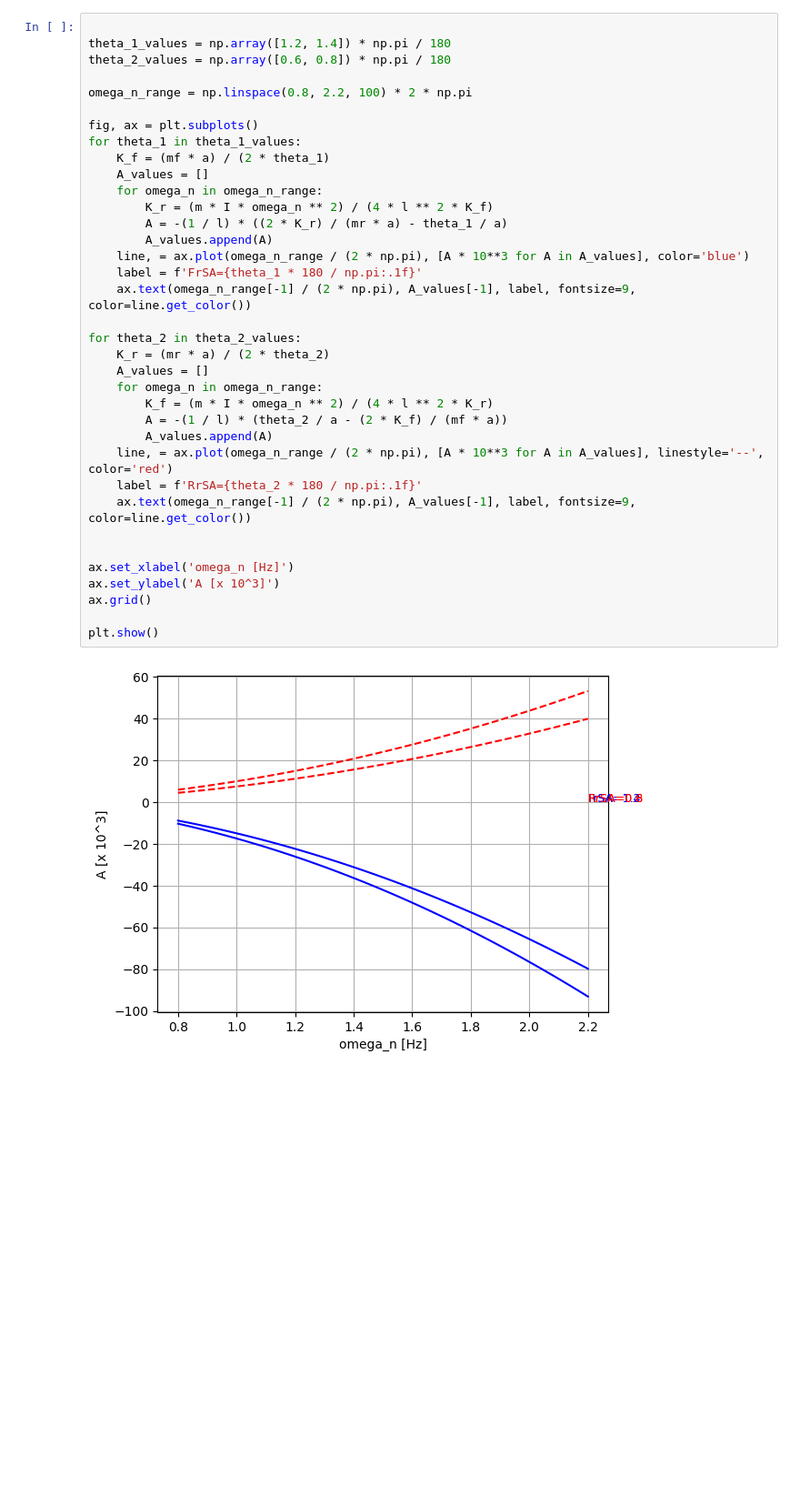
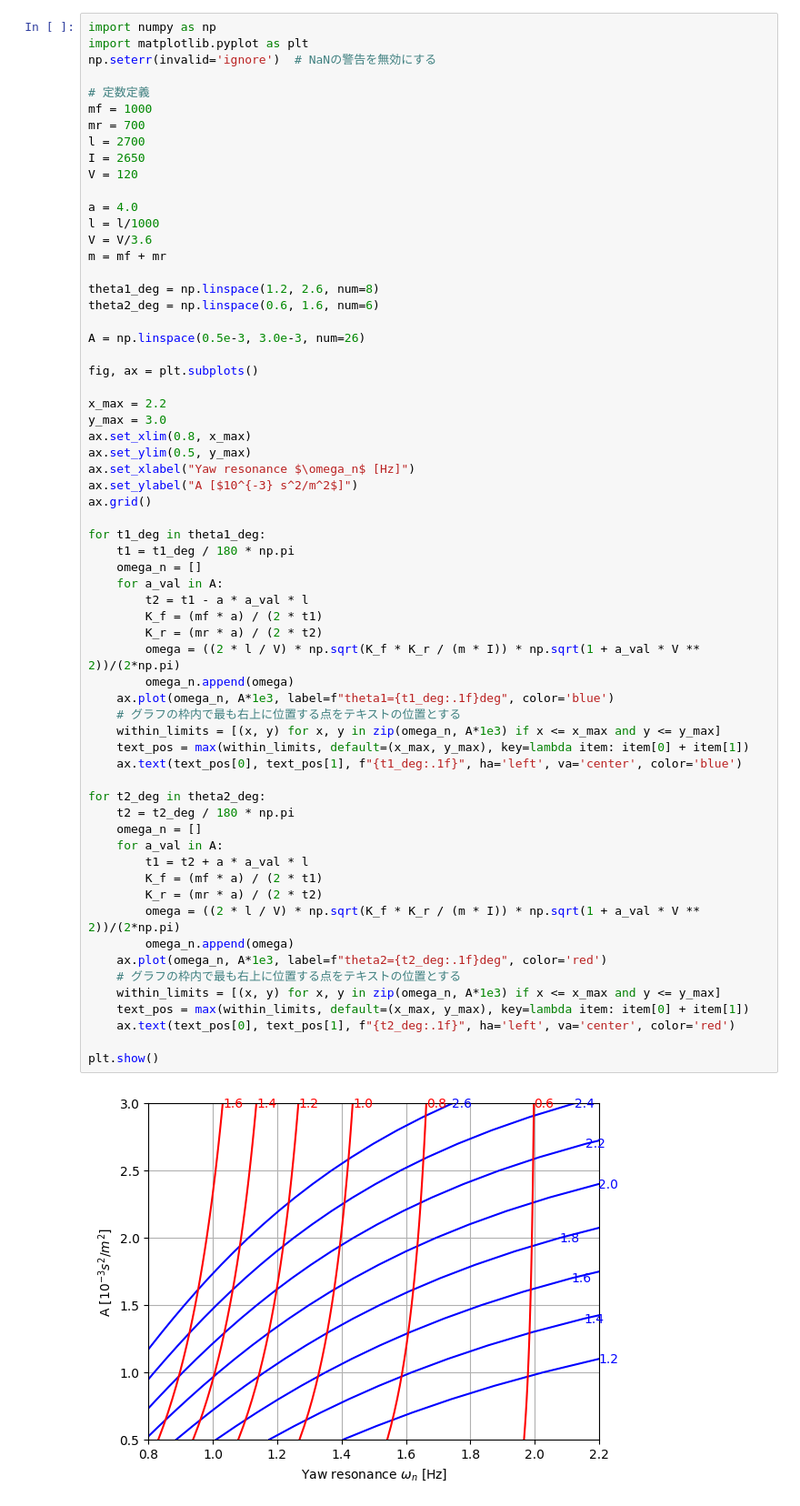
Before and after one commit to moko-middo/temp, a Jupyter notebook: yaw.ipynb, the cells around one changed output. Shown at 91% size. Saved outputs shown, nothing was run; the diff lists cells and outputs as text; blank space fills up the shorter version.

```diff
--- a/yaw.ipynb
+++ b/yaw.ipynb
@@ -105,38 +156,65 @@ plt.show()
 # %%
+import numpy as np
+import matplotlib.pyplot as plt
+np.seterr(invalid='ignore')  # NaNの警告を無効にする
 
-theta_1_values = np.array([1.2, 1.4]) * np.pi / 180
-theta_2_values = np.array([0.6, 0.8]) * np.pi / 180
+# 定数定義
+mf = 1000
+mr = 700
+l = 2700
+I = 2650
+V = 120
 
-omega_n_range = np.linspace(0.8, 2.2, 100) * 2 * np.pi
+a = 4.0
+l = l/1000
+V = V/3.6
+m = mf + mr
+
+theta1_deg = np.linspace(1.2, 2.6, num=8)
+theta2_deg = np.linspace(0.6, 1.6, num=6)
+
+A = np.linspace(0.5e-3, 3.0e-3, num=26)
 
 fig, ax = plt.subplots()
-for theta_1 in theta_1_values:
-    K_f = (mf * a) / (2 * theta_1)
-    A_values = []
-    for omega_n in omega_n_range:
-        K_r = (m * I * omega_n ** 2) / (4 * l ** 2 * K_f)
-        A = -(1 / l) * ((2 * K_r) / (mr * a) - theta_1 / a)
-        A_values.append(A)
-    line, = ax.plot(omega_n_range / (2 * np.pi), [A * 10**3 for A in A_values], color='blue')
-    label = f'FrSA={theta_1 * 180 / np.pi:.1f}'
-    ax.text(omega_n_range[-1] / (2 * np.pi), A_values[-1], label, fontsize=9, color=line.get_color())
 
-for theta_2 in theta_2_values:
-    K_r = (mr * a) / (2 * theta_2)
-    A_values = []
-    for omega_n in omega_n_range:
-        K_f = (m * I * omega_n ** 2) / (4 * l ** 2 * K_r)
-        A = -(1 / l) * (theta_2 / a - (2 * K_f) / (mf * a))
-        A_values.append(A)
-    line, = ax.plot(omega_n_range / (2 * np.pi), [A * 10**3 for A in A_values], linestyle='--', color='red')
-    label = f'RrSA={theta_2 * 180 / np.pi:.1f}'
-    ax.text(omega_n_range[-1] / (2 * np.pi), A_values[-1], label, fontsize=9, color=line.get_color())
-
-
-ax.set_xlabel('omega_n [Hz]')
-ax.set_ylabel('A [x 10^3]')
+x_max = 2.2
+y_max = 3.0
+ax.set_xlim(0.8, x_max)
+ax.set_ylim(0.5, y_max)
+ax.set_xlabel("Yaw resonance $\omega_n$ [Hz]")
+ax.set_ylabel("A [$10^{-3} s^2/m^2$]")
 ax.grid()
 
+for t1_deg in theta1_deg:
+    t1 = t1_deg / 180 * np.pi
+    omega_n = []
+    for a_val in A:
+        t2 = t1 - a * a_val * l
+        K_f = (mf * a) / (2 * t1)
+        K_r = (mr * a) / (2 * t2)
+        omega = ((2 * l / V) * np.sqrt(K_f * K_r / (m * I)) * np.sqrt(1 + a_val * V ** 2))/(2*np.pi)
+        omega_n.append(omega)
+    ax.plot(omega_n, A*1e3, label=f"theta1={t1_deg:.1f}deg", color='blue')
+    # グラフの枠内で最も右上に位置する点をテキストの位置とする
+    within_limits = [(x, y) for x, y in zip(omega_n, A*1e3) if x <= x_max and y <= y_max]
+    text_pos = max(within_limits, default=(x_max, y_max), key=lambda item: item[0] + item[1])
+    ax.text(text_pos[0], text_pos[1], f"{t1_deg:.1f}", ha='left', va='center', color='blue')
+
+for t2_deg in theta2_deg:
+    t2 = t2_deg / 180 * np.pi
+    omega_n = []
+    for a_val in A:
+        t1 = t2 + a * a_val * l
+        K_f = (mf * a) / (2 * t1)
+        K_r = (mr * a) / (2 * t2)
+        omega = ((2 * l / V) * np.sqrt(K_f * K_r / (m * I)) * np.sqrt(1 + a_val * V ** 2))/(2*np.pi)
+        omega_n.append(omega)
+    ax.plot(omega_n, A*1e3, label=f"theta2={t2_deg:.1f}deg", color='red')
+    # グラフの枠内で最も右上に位置する点をテキストの位置とする
+    within_limits = [(x, y) for x, y in zip(omega_n, A*1e3) if x <= x_max and y <= y_max]
+    text_pos = max(within_limits, default=(x_max, y_max), key=lambda item: item[0] + item[1])
+    ax.text(text_pos[0], text_pos[1], f"{t2_deg:.1f}", ha='left', va='center', color='red')
+
 plt.show()
 # %% [output]
-[figure, old version]
+[figure, new version]
```
Also changed, not shown: parts of 5 cells of this notebook, 5 other files.
